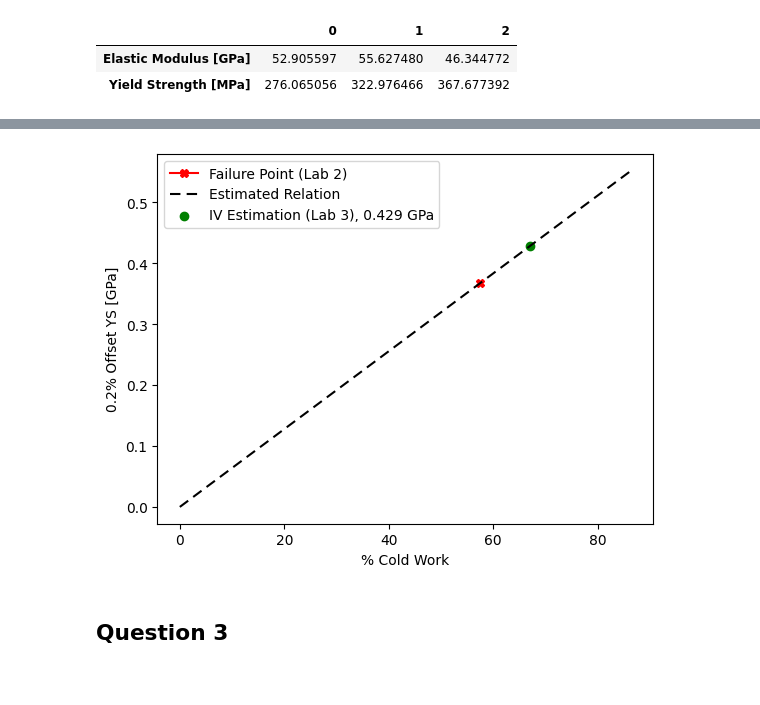
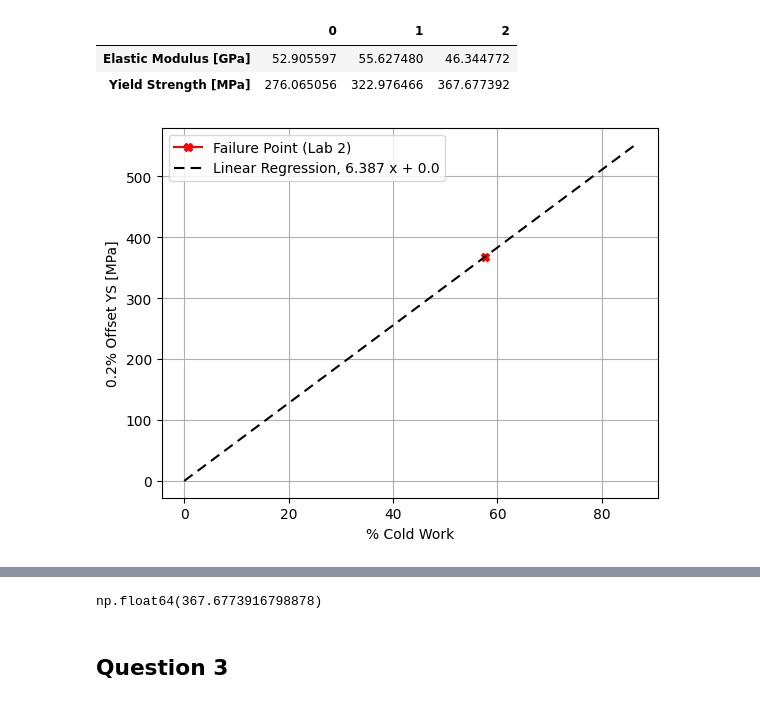
Before and after one commit to nglaser3/NPRE432_Materials, a Jupyter notebook: Lab3/Untitled.ipynb, the cells around one changed output, grey strips where cells are left out. Cells and saved outputs as stored; diff of their text form; code cells hidden in the pictures.

```diff
--- a/Lab3/Untitled.ipynb
+++ b/Lab3/Untitled.ipynb
@@ -162,28 +154,30 @@ q6df
 # %%
 Ai = (float(brass_data["Gage Diameter"]) / 2)**(2) * np.pi
 Af = (4.69 / 2)**(2) * np.pi
 
 pcw = (Ai - Af) / Ai * 100
 ys = strengths[-1]
 
 x = np.linspace(0, 1.5*pcw, 1000)
-y = np.linspace(0, 1.5*ys, 1000)
-
+y = np.linspace(0, 1.5*ys, 1000)#*1000
+slope = sp.stats.linregress(x,y).slope
 ys4 = (ys / pcw) * cwp4
 
-plt.plot(pcw, ys*1000,marker='X', label=("Failure Point (Lab 2)"), c='r')
-plt.plot(x, y*1000, label="Estimated Relation", color = 'k',ls=(0,(5,3)))
+plt.plot(pcw, ys,marker='X', label=("Failure Point (Lab 2)"), c='r')
+plt.plot(x, y, label="Linear Regression, {} x + {}".format(np.around(slope,3),0.0), color = 'k',ls=(0,(5,3)))
 
 #plt.axvline(cwp4, ls=(0,(5,3)), c='k', label="% CW IV (Lab 3)")
-plt.scatter(cwp4, ys4*1000, label="IV Estimation (Lab 3), {} GPa".format(round(ys4, 3)), c='g')
+#plt.scatter(cwp4, ys4*1000, label="IV Estimation (Lab 3), {} GPa".format(round(ys4, 3)), c='g')
 
 plt.xlabel("% Cold Work")
-plt.ylabel("0.2% Offset YS [GPa]")
-
+plt.ylabel("0.2% Offset YS [MPa]")
+plt.grid()
 plt.legend()
 plt.savefig("plots/q2.png", dpi=600)
-
+plt.show()
 per_inc = 100 * (ys4 - ys) / ys
 # percent increase in strength
 print("% increase in stress: ", per_inc)
+ys
 # %% [output]
+[figure, new version]
@@ -191,4 +185,4 @@ print("% increase in stress: ", per_inc)
-[figure, old version]
+np.float64(367.6773916798878)
 # %% [markdown]
 ## Question 3
 # %%
```
Also changed, not shown: parts of 4 cells of this notebook, 7 other files.
